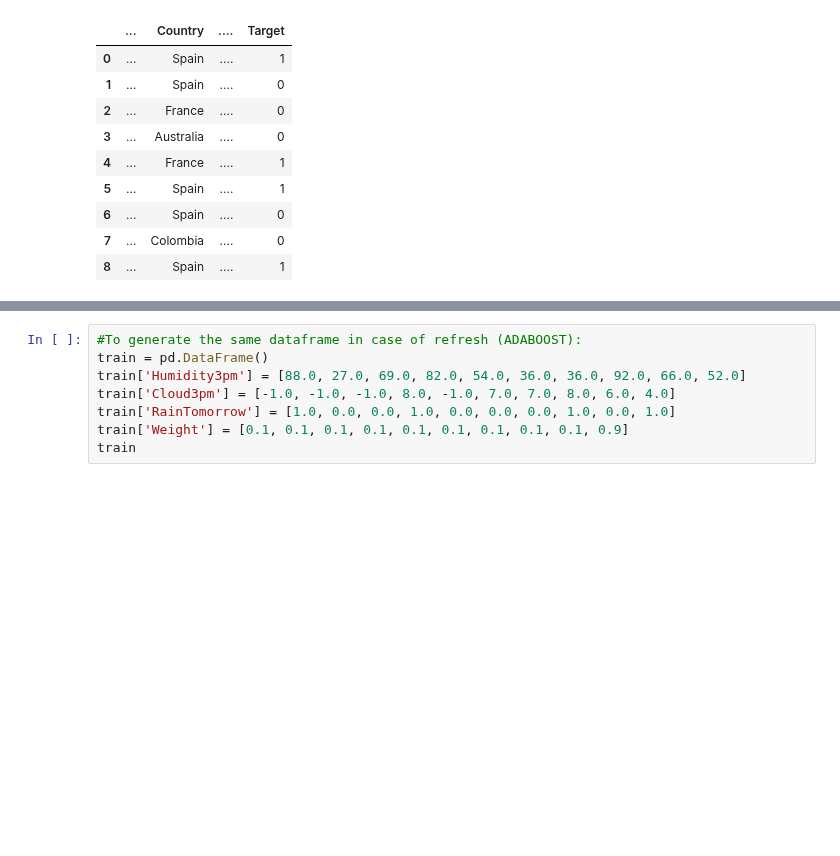
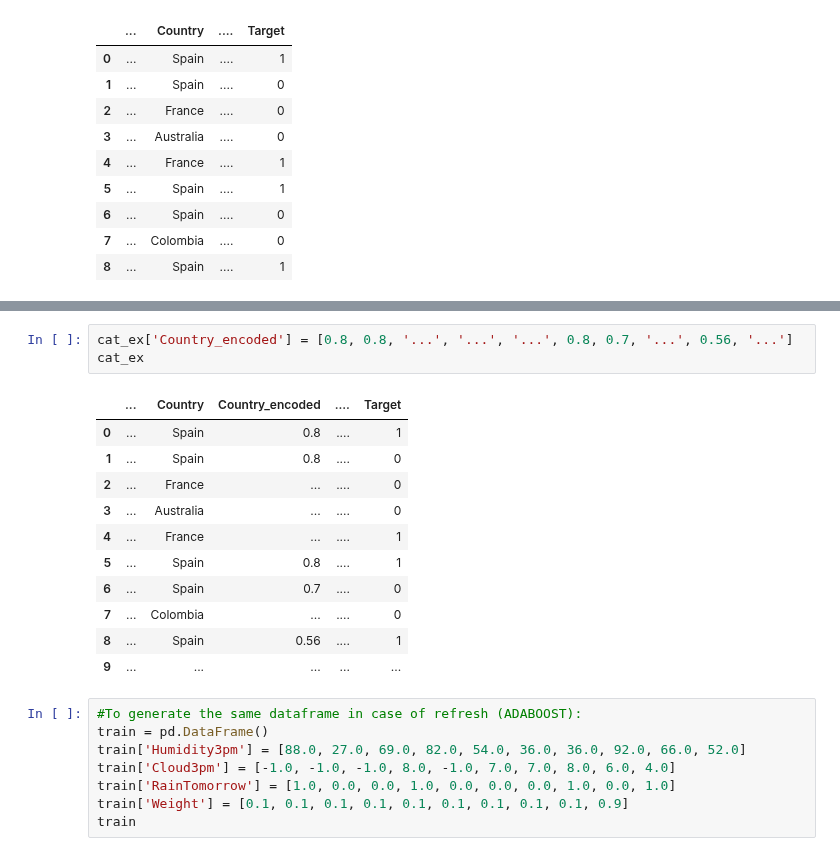
Before and after one commit to GinesMeca/TFG, a Jupyter notebook: notebooks/5. Boosting algorithms (Theory).ipynb, the cells around one changed output, grey strips where cells are left out. Drawn from its saved outputs; the diff is of its cells as text; blank space fills up the shorter version.

```diff
--- a/notebooks/5. Boosting algorithms (Theory).ipynb
+++ b/notebooks/5. Boosting algorithms (Theory).ipynb
@@ -429,3 +435,18 @@ cat_ex
+# %%
+cat_ex['Country_encoded'] = [0.8, 0.8, '...', '...', '...', 0.8, 0.7, '...', 0.56, '...']
+cat_ex
+# %% [output]
+|  | ... | Country | Country_encoded | .... | Target |
+| 0 | ... | Spain | 0.8 | .... | 1 |
+| 1 | ... | Spain | 0.8 | .... | 0 |
+| 2 | ... | France | ... | .... | 0 |
+| 3 | ... | Australia | ... | .... | 0 |
+| 4 | ... | France | ... | .... | 1 |
+| 5 | ... | Spain | 0.8 | .... | 1 |
+| 6 | ... | Spain | 0.7 | .... | 0 |
+| 7 | ... | Colombia | ... | .... | 0 |
+| 8 | ... | Spain | 0.56 | .... | 1 |
+| 9 | ... | ... | ... | ... | ... |
 # %%
 #To generate the same dataframe in case of refresh (ADABOOST):
 train = pd.DataFrame()
```
Also changed, not shown: parts of 9 cells of this notebook.
